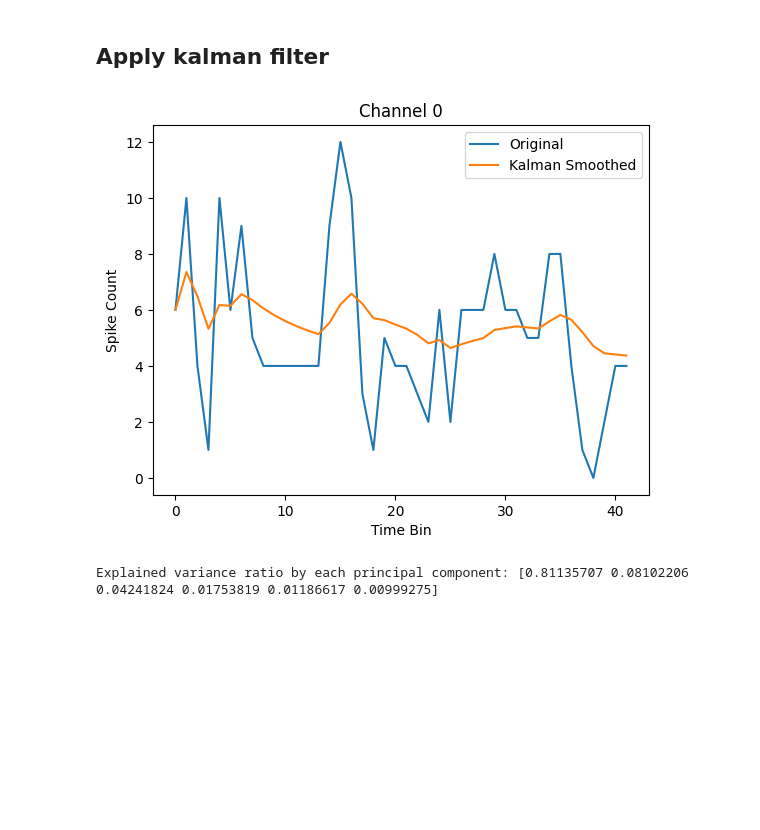
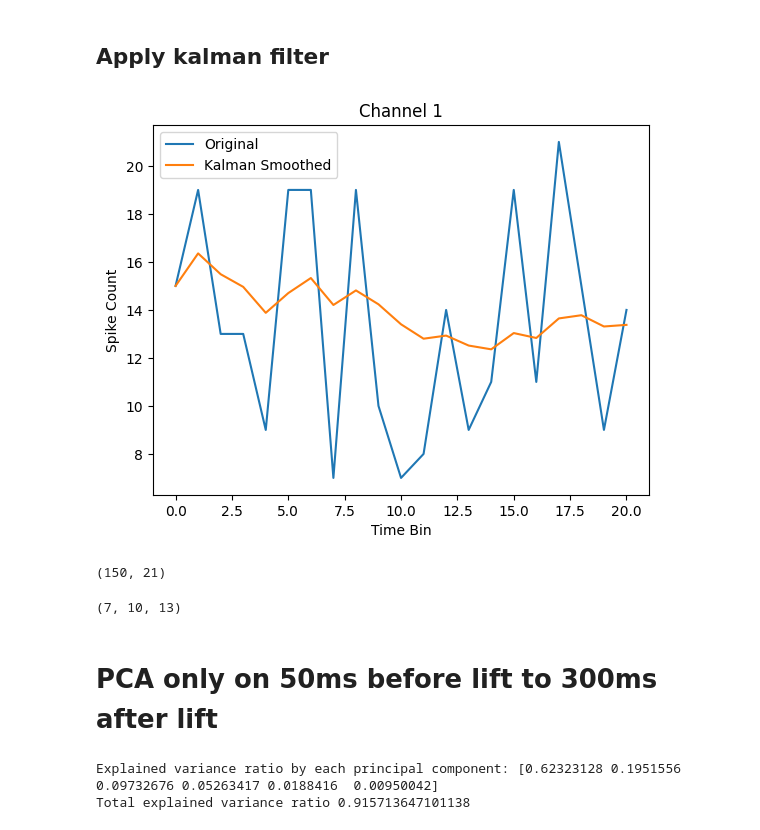
Before and after one commit to hantman-lab/realSpike, a Jupyter notebook: notebooks/pro-svd/PCA_control.ipynb, the cells around one changed output. Saved outputs shown, nothing was run; the diff lists cells and outputs as text; code cells hidden in the pictures; blank space fills up the shorter version.

```diff
--- a/notebooks/pro-svd/PCA_control.ipynb
+++ b/notebooks/pro-svd/PCA_control.ipynb
@@ -244,5 +246,8 @@ from real_spike.utils import get_spike_events
 # %%
-median = np.median(filt_data, axis=1)
+trial_median = 1e6 * trial_median / vmax / imax / gain
+trial_median = butter_filter(trial_median, 1_000, 30_000)
+
+median = np.median(trial_median, axis=1)
 median.shape
 # %% [output]
 (150,)
@@ -272,8 +267,8 @@ def bin_spike_data(spikes, bin_size):
 # %%
-bin_size = 20 # 10ms * 30 points per 1ms
+bin_size = 40 # 10ms * 30 points per 1ms
 # %%
 b = bin_size * 30
-binned_spikes = bin_spike_data(a, bin_size=b)
+binned_spikes = bin_spikes(a, bin_size=b)
 # %%
 binned_spikes.shape
 # %% [output]
@@ -320,30 +278,50 @@ def apply_kalman_filter(data, A=1, H=1, Q=1e-2, R=1, initial_state=None):
 # %%
-#binned = np.random.poisson(0.5, (4, 100))  # fake binned data
-smoothed = apply_kalman_filter(binned_spikes)
+smoothed = kalman_filter(binned_spikes)
 # %%
 import matplotlib.pyplot as plt
 
-plt.plot(binned_spikes[0], label='Original')
-plt.plot(smoothed[0], label='Kalman Smoothed')
+plt.plot(binned_spikes[1], label='Original')
+plt.plot(smoothed[1], label='Kalman Smoothed')
 plt.legend()
-plt.title('Channel 0')
+plt.title('Channel 1')
 plt.xlabel('Time Bin')
 plt.ylabel('Spike Count')
 plt.show()
 # %% [output]
-[figure, old version]
+[figure, new version]
+# %%
+smoothed.shape
+# %% [output]
+(150, 21)
 # %%
-from sklearn.decomposition import PCA
+# lift duration
+lift = int(data["lift_ms"][0,trial_no] / bin_size)
+# grab duration
+grab = int(data["grab_ms"][0,trial_no] / bin_size)
+# mouth duration
+mouth = int(data["mouth_ms"][0,trial_no] / bin_size)
+
+(lift, grab, mouth)
+# %% [output]
+(7, 10, 13)
+# %% [markdown]
+# PCA only on 50ms before lift to 300ms after lift
 # %%
 pca = PCA(n_components=6)
 
 # Fit the PCA model to the data and transform the data
-pca.fit(smoothed.T)
+# only fit the PCA on 50ms before lift to end of lift
+lift_start = int(50 / bin_size)
+after_lift = int(300 / bin_size) + lift_start
+
+pca.fit(smoothed[:,:after_lift].T)
 reduced_data = pca.transform(smoothed.T)
 
 print("Explained variance ratio by each principal component:", pca.explained_variance_ratio_)
+print("Total explained variance ratio", pca.explained_variance_ratio_[:3].sum())
 # %% [output]
-Explained variance ratio by each principal component: [0.81135707 0.08102206 0.04241824 0.01753819 0.01186617 0.00999275]
+Explained variance ratio by each principal component: [0.62323128 0.1951556  0.09732676 0.05263417 0.0188416  0.00950042]
+Total explained variance ratio 0.915713647101138
 # %%
 reduced_data.shape
 # %% [output]
```
Also changed, not shown: parts of 38 cells of this notebook, 4 other files.
